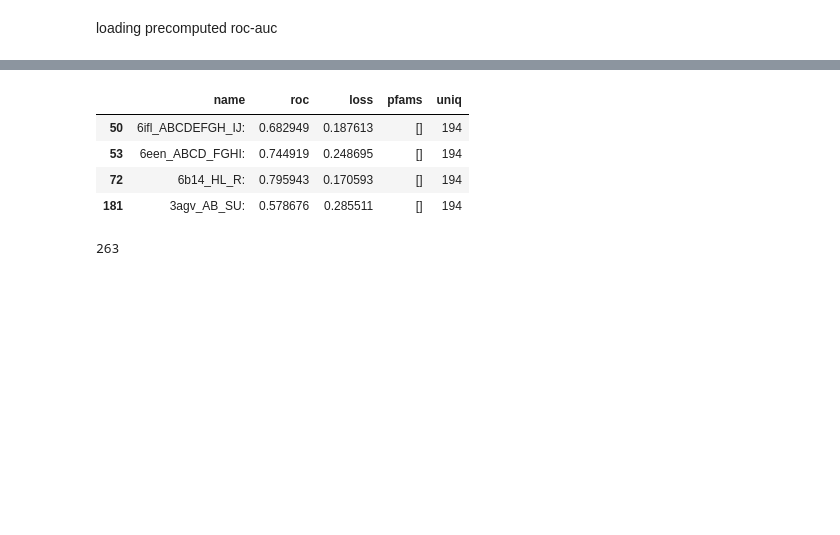
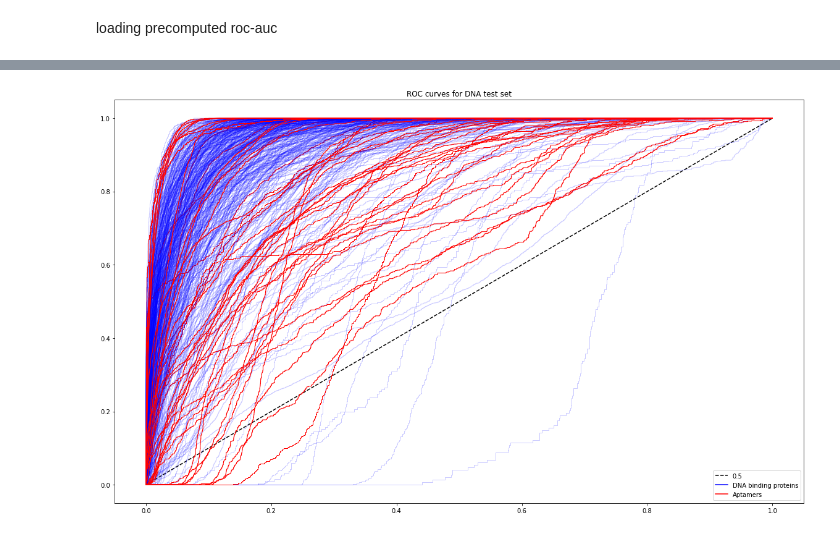
Before and after one commit to geraseva/masif_npi, a Jupyter notebook: Inference_analysis.ipynb, the cells around one changed output, grey strips where cells are left out. Saved outputs shown, nothing was run; the diff lists cells and outputs as text; code cells hidden in the pictures; blank space fills up the shorter version.

```diff
--- a/Inference_analysis.ipynb
+++ b/Inference_analysis.ipynb
@@ -62,13 +123,0 @@ See the caveats in the documentation: https://pandas.pydata.org/pandas-docs/stab
-# %%
-inf_data[inf_data.uniq==max(pfam_len.values())]
-# %% [output]
-|  | name | roc | loss | pfams | uniq |
-| 50 | 6ifl_ABCDEFGH_IJ: | 0.682949 | 0.187613 | [] | 194 |
-| 53 | 6een_ABCD_FGHI: | 0.744919 | 0.248695 | [] | 194 |
-| 72 | 6b14_HL_R: | 0.795943 | 0.170593 | [] | 194 |
-| 181 | 3agv_AB_SU: | 0.578676 | 0.285511 | [] | 194 |
-# %%
-a=np.load('preds/rna_npi_atomnet_vmp_roc.npy', allow_pickle=True)
-print(len(a))
-# %% [output]
-263
@@ -75,3 +186,43 @@ print(len(a))
+# %%
+
+labels=['0','A','G','C','T']
+
+if binary:
+    plt.figure(figsize=(20,12))
+
+    plt.title('ROC curves for DNA test set')
+    plt.plot([0, 1], [0, 1],linestyle="--", color='black')
+    for k in range(inf_data_dna.shape[0]):
+        if inf_data_dna.loc[k]['is_aptamer']:
+            cl='red'
+            ap=1
+        else:
+            cl='blue'
+            ap=0.2
+        plt.plot(inf_data_dna.roc_curve.loc[k][0],inf_data_dna.roc_curve.loc[k][1],
+                 color=cl,linewidth=1,alpha=ap)
+        custom_lines = [Line2D([0], [0], linestyle='--', color='black'),
+                        Line2D([0], [0], color='blue'),
+                        Line2D([0], [0], color='red')]
+        plt.legend(custom_lines,['0.5','DNA binding proteins', 'Aptamers' ])
+else:
+    plt.figure(figsize=(20,12))
+    for i in range(5):
+        plt.subplot(231+i)
+        for k in range(inf_data_dna.shape[0]):
+            if inf_data_dna.loc[k]['is_aptamer']:
+                cl='red'
+                ap=1
+            else:
+                cl='blue'
+                ap=0.1
+            plt.title('ROC-AUC '+labels[i])
+            plt.plot(inf_data_dna.roc_curve.loc[k][0],inf_data_dna.roc_curve.loc[k][i][1],
+                     color=cl,linewidth=1,alpha=ap)
+        plt.plot([0, 1], [0, 1],linestyle="--", color='black')
+    plt.show()
+# %% [output]
+[figure, added]
 # %%
 labels=['0','A','G','C','U']
 
```
Also changed, not shown: parts of 26 cells of this notebook, 6 other files.
